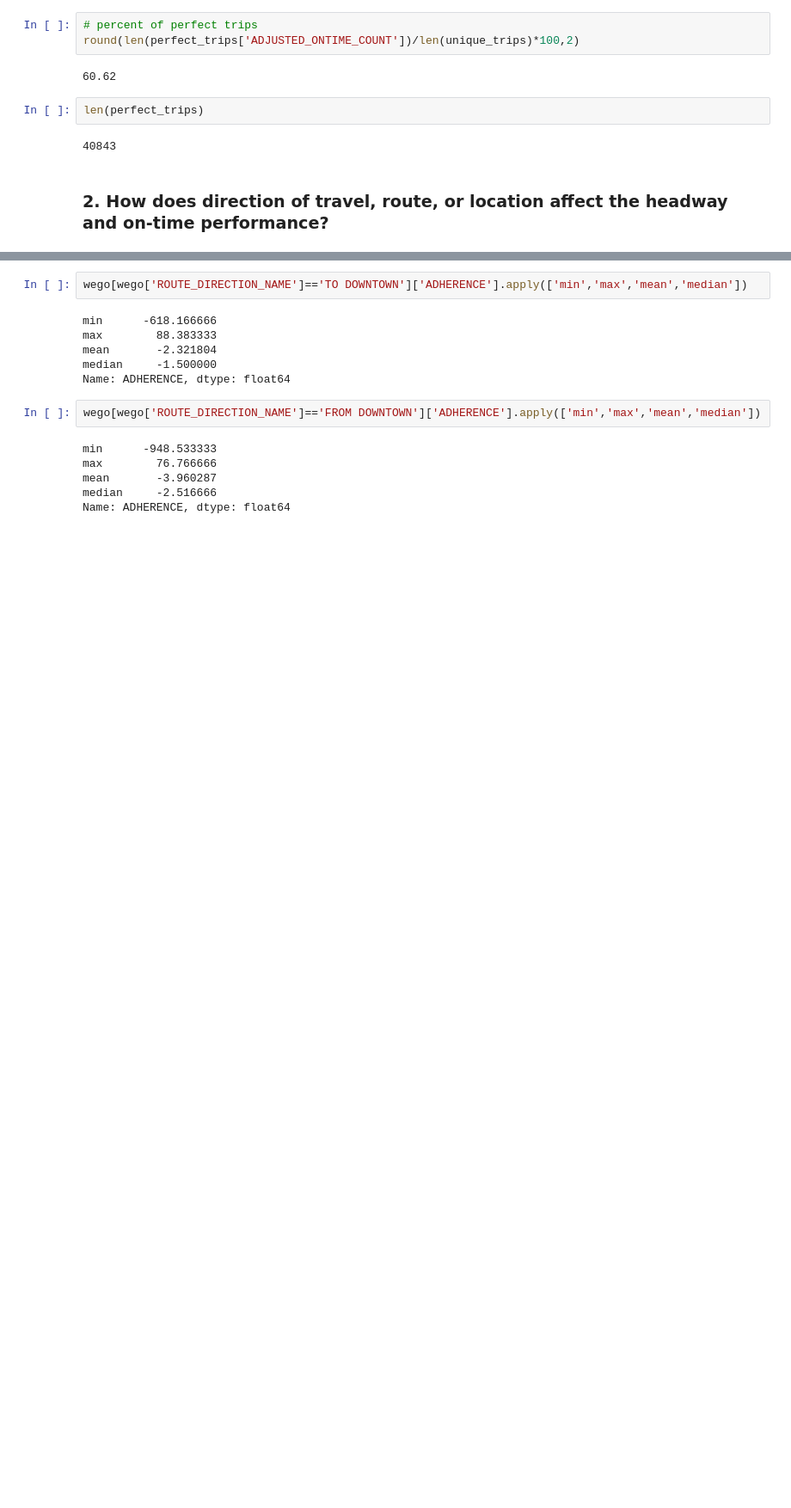
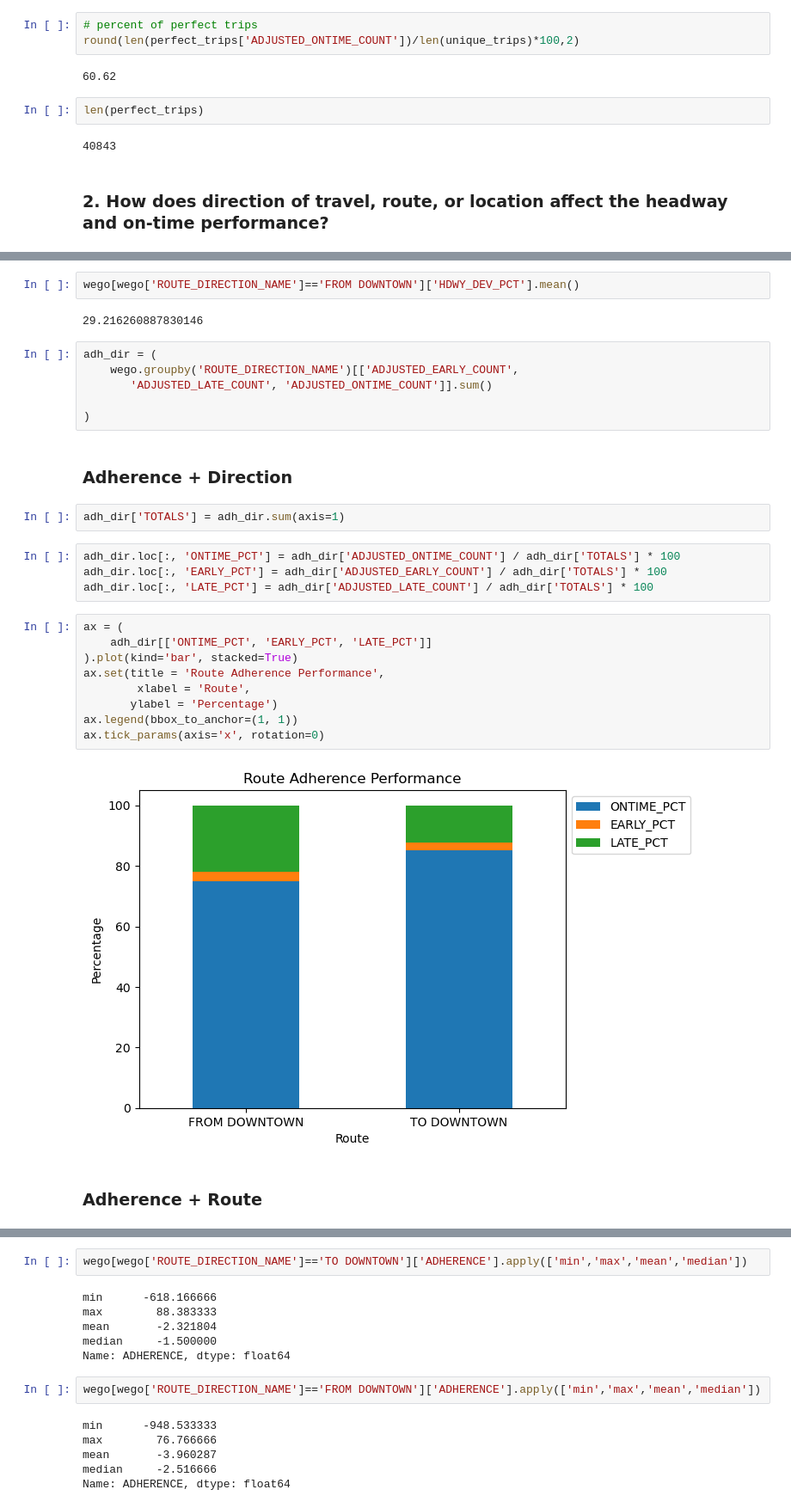
Before and after one commit to NSS-Data-Analytics-Cohort-11/wego-caesars-legion, a Jupyter notebook: notebooks/WeGo Project.ipynb, the cells around one changed output, grey strips where cells are left out. Shown: that part at 86% size. Drawn from its saved outputs; the diff is of its cells as text; blank space fills up the shorter version.

```diff
--- a/notebooks/WeGo Project.ipynb
+++ b/notebooks/WeGo Project.ipynb
@@ -157,0 +162,31 @@ len(perfect_trips)
+# %%
+wego[wego['ROUTE_DIRECTION_NAME']=='FROM DOWNTOWN']['HDWY_DEV_PCT'].mean()
+# %% [output]
+29.216260887830146
+# %%
+adh_dir = (
+    wego.groupby('ROUTE_DIRECTION_NAME')[['ADJUSTED_EARLY_COUNT',
+       'ADJUSTED_LATE_COUNT', 'ADJUSTED_ONTIME_COUNT']].sum()
+
+)
+# %% [markdown]
+### Adherence + Direction
+# %%
+adh_dir['TOTALS'] = adh_dir.sum(axis=1)
+# %%
+adh_dir.loc[:, 'ONTIME_PCT'] = adh_dir['ADJUSTED_ONTIME_COUNT'] / adh_dir['TOTALS'] * 100
+adh_dir.loc[:, 'EARLY_PCT'] = adh_dir['ADJUSTED_EARLY_COUNT'] / adh_dir['TOTALS'] * 100
+adh_dir.loc[:, 'LATE_PCT'] = adh_dir['ADJUSTED_LATE_COUNT'] / adh_dir['TOTALS'] * 100
+# %%
+ax = (
+    adh_dir[['ONTIME_PCT', 'EARLY_PCT', 'LATE_PCT']]
+).plot(kind='bar', stacked=True)
+ax.set(title = 'Route Adherence Performance',
+        xlabel = 'Route',
+       ylabel = 'Percentage')
+ax.legend(bbox_to_anchor=(1, 1))
+ax.tick_params(axis='x', rotation=0)
+# %% [output]
+[figure, added]
+# %% [markdown]
+### Adherence + Route
```
Also changed, not shown: parts of 31 cells of this notebook.
